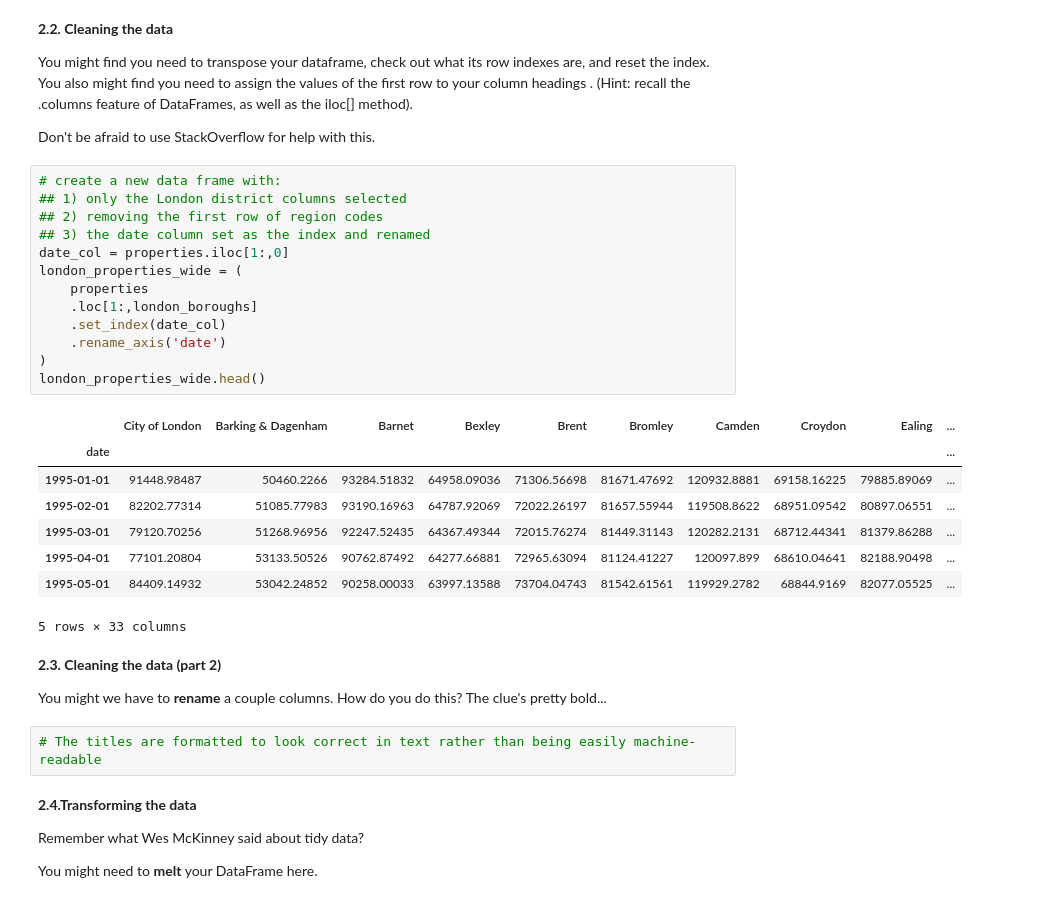
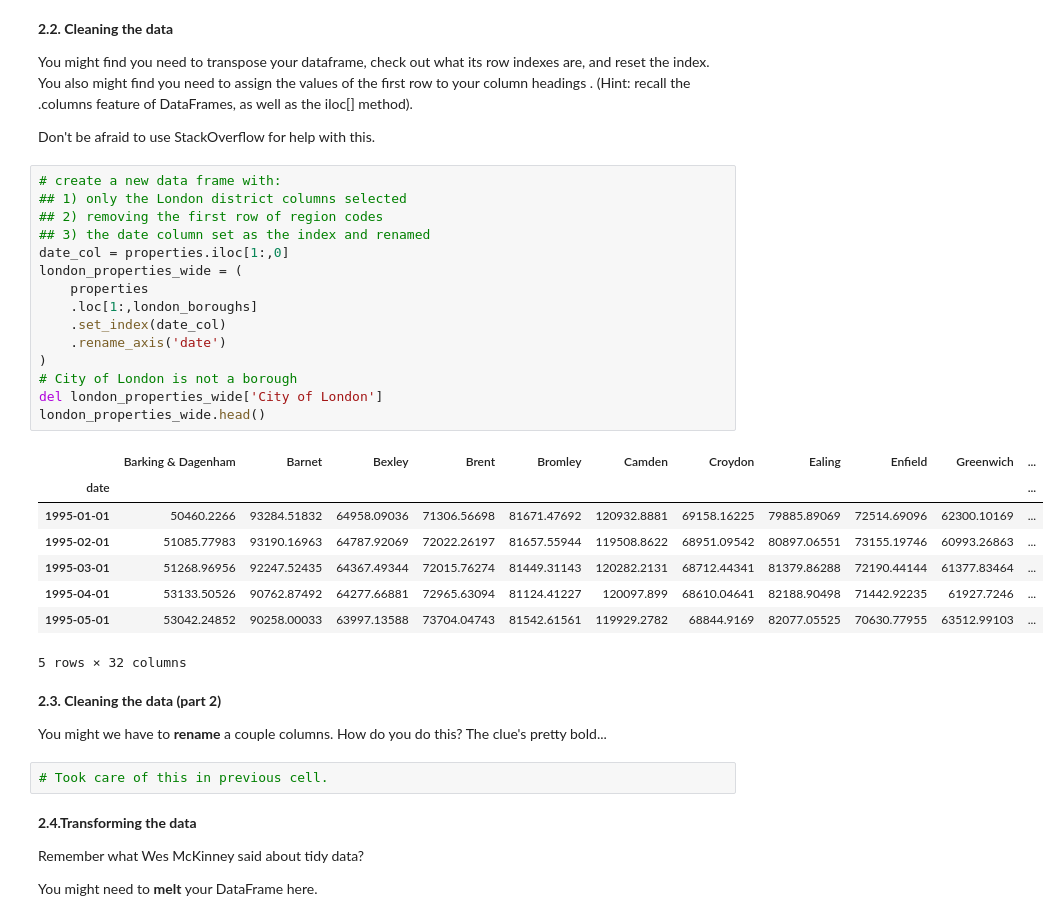
Before and after one commit to msc2106/springboard-data-science, a Jupyter notebook: Unit 4 Challenge - Tier 3.ipynb, the cells around one changed output. Cells and saved outputs as stored; diff of their text form.

```diff
--- a/Unit 4 Challenge - Tier 3.ipynb
+++ b/Unit 4 Challenge - Tier 3.ipynb
@@ -156,31 +156,33 @@ Don't be afraid to use StackOverflow for help  with this.
 # %%
 # create a new data frame with:
 ## 1) only the London district columns selected
 ## 2) removing the first row of region codes
 ## 3) the date column set as the index and renamed
 date_col = properties.iloc[1:,0]
 london_properties_wide = (
     properties
     .loc[1:,london_boroughs]
     .set_index(date_col)
     .rename_axis('date')
 )
+# City of London is not a borough
+del london_properties_wide['City of London']
 london_properties_wide.head()
 # %% [output]
-|  | City of London | Barking & Dagenham | Barnet | Bexley | Brent | Bromley | Camden | Croydon | Ealing | ... |
-| date |  |  |  |  |  |  |  |  |  | ... |
-| 1995-01-01 | 91448.98487 | 50460.2266 | 93284.51832 | 64958.09036 | 71306.56698 | 81671.47692 | 120932.8881 | 69158.16225 | 79885.89069 | ... |
-| 1995-02-01 | 82202.77314 | 51085.77983 | 93190.16963 | 64787.92069 | 72022.26197 | 81657.55944 | 119508.8622 | 68951.09542 | 80897.06551 | ... |
-| 1995-03-01 | 79120.70256 | 51268.96956 | 92247.52435 | 64367.49344 | 72015.76274 | 81449.31143 | 120282.2131 | 68712.44341 | 81379.86288 | ... |
-| 1995-04-01 | 77101.20804 | 53133.50526 | 90762.87492 | 64277.66881 | 72965.63094 | 81124.41227 | 120097.899 | 68610.04641 | 82188.90498 | ... |
-| 1995-05-01 | 84409.14932 | 53042.24852 | 90258.00033 | 63997.13588 | 73704.04743 | 81542.61561 | 119929.2782 | 68844.9169 | 82077.05525 | ... |
+|  | Barking & Dagenham | Barnet | Bexley | Brent | Bromley | Camden | Croydon | Ealing | Enfield | Greenwich | ... |
+| date |  |  |  |  |  |  |  |  |  |  | ... |
+| 1995-01-01 | 50460.2266 | 93284.51832 | 64958.09036 | 71306.56698 | 81671.47692 | 120932.8881 | 69158.16225 | 79885.89069 | 72514.69096 | 62300.10169 | ... |
+| 1995-02-01 | 51085.77983 | 93190.16963 | 64787.92069 | 72022.26197 | 81657.55944 | 119508.8622 | 68951.09542 | 80897.06551 | 73155.19746 | 60993.26863 | ... |
+| 1995-03-01 | 51268.96956 | 92247.52435 | 64367.49344 | 72015.76274 | 81449.31143 | 120282.2131 | 68712.44341 | 81379.86288 | 72190.44144 | 61377.83464 | ... |
+| 1995-04-01 | 53133.50526 | 90762.87492 | 64277.66881 | 72965.63094 | 81124.41227 | 120097.899 | 68610.04641 | 82188.90498 | 71442.92235 | 61927.7246 | ... |
+| 1995-05-01 | 53042.24852 | 90258.00033 | 63997.13588 | 73704.04743 | 81542.61561 | 119929.2782 | 68844.9169 | 82077.05525 | 70630.77955 | 63512.99103 | ... |
-5 rows × 33 columns
+5 rows × 32 columns
 # %% [markdown]
 **2.3. Cleaning the data (part 2)**
 
 You might we have to **rename** a couple columns. How do you do this? The clue's pretty bold...
-# %%
-# The titles are formatted to look correct in text rather than being easily machine-readable
+# %%
+# Took care of this in previous cell.
 # %% [markdown]
 **2.4.Transforming the data**
 
```
Also changed, not shown: parts of 10 cells of this notebook.
